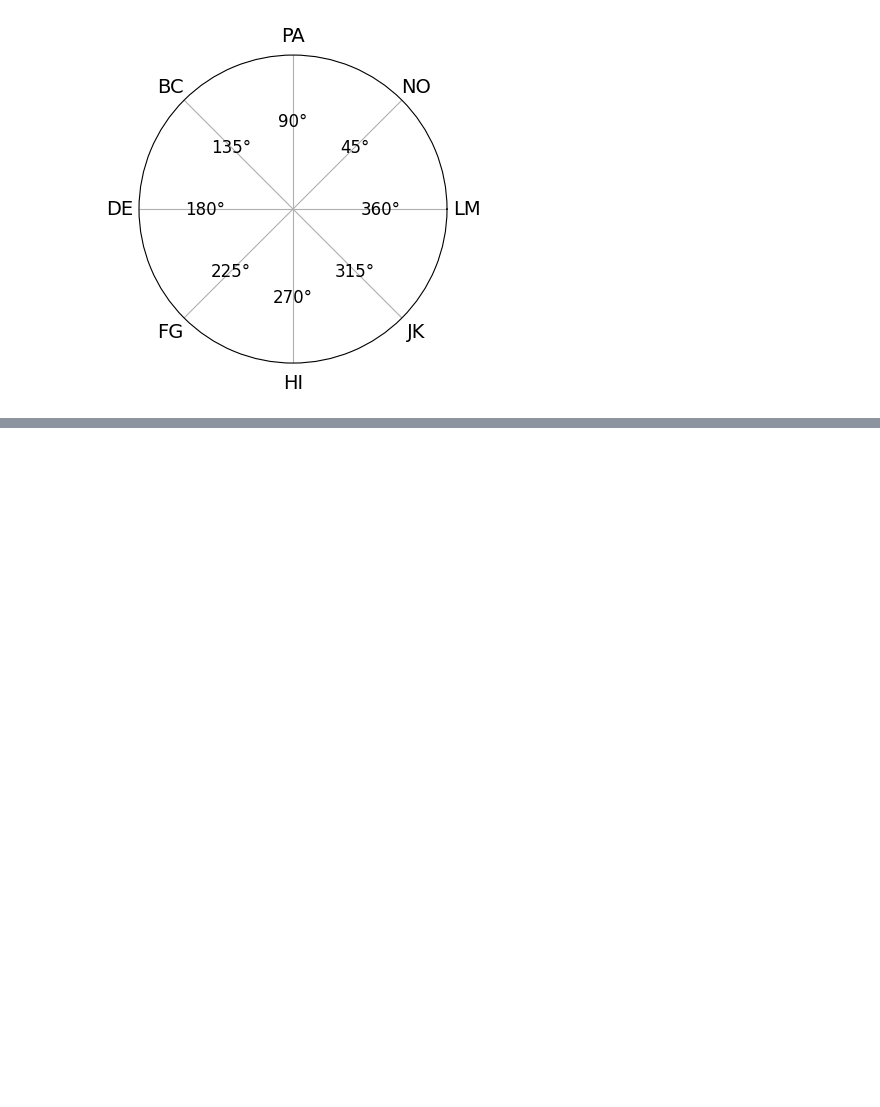
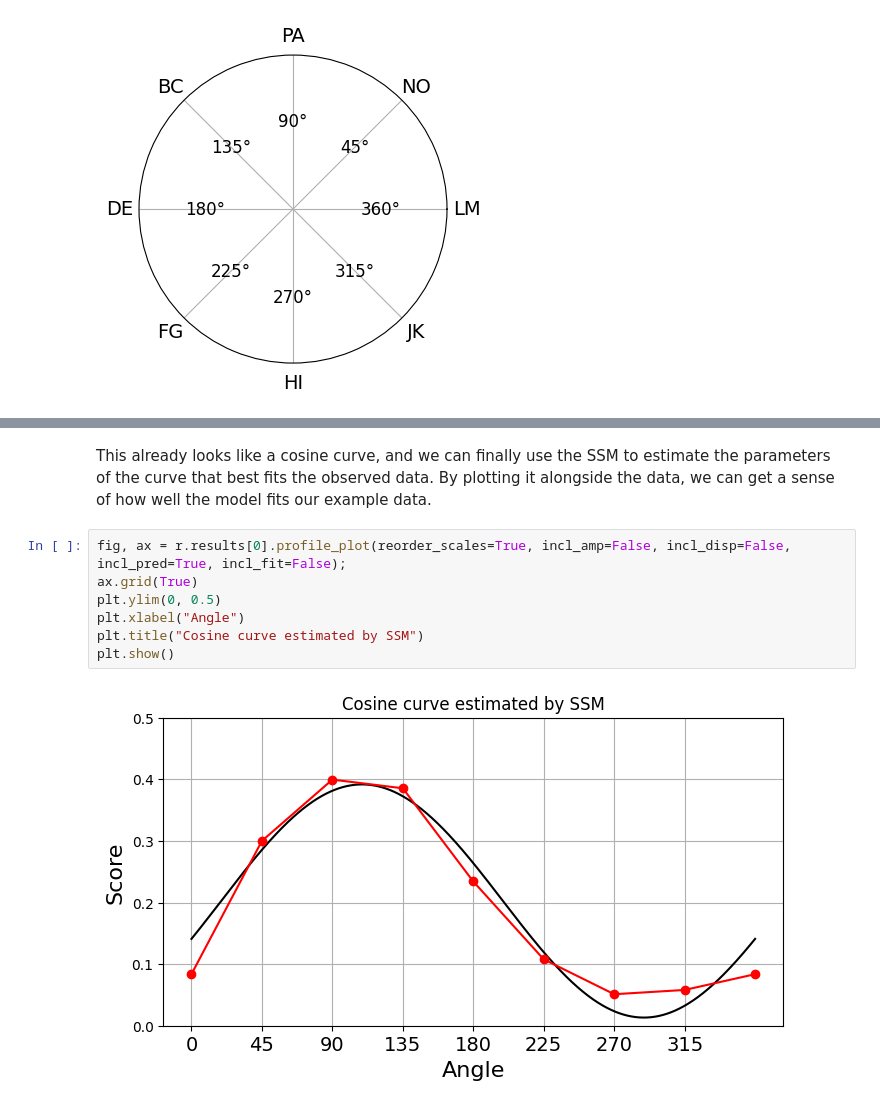
Before and after one commit to MitchellAcoustics/circumplex, a Jupyter notebook: docs/tutorials/Intro_to_SSM_Analysis.ipynb, the cells around one changed output, grey strips where cells are left out. Cells and saved outputs as stored; diff of their text form; blank space fills up the shorter version.

```diff
--- a/docs/tutorials/Intro_to_SSM_Analysis.ipynb
+++ b/docs/tutorials/Intro_to_SSM_Analysis.ipynb
@@ -44,0 +79,11 @@ The Structural Summary Method (SSM) is a technique for analyzing circumplex data
+# %% [markdown]
+This already looks like a cosine curve, and we can finally use the SSM to estimate the parameters of the curve that best fits the observed data. By plotting it alongside the data, we can get a sense of how well the model fits our example data.
+# %%
+fig, ax = r.results[0].profile_plot(reorder_scales=True, incl_amp=False, incl_disp=False, incl_pred=True, incl_fit=False);
+ax.grid(True)
+plt.ylim(0, 0.5)
+plt.xlabel("Angle")
+plt.title("Cosine curve estimated by SSM")
+plt.show()
+# %% [output]
+[figure, added]
```
Also changed, not shown: parts of 18 cells of this notebook, 2 other files.
